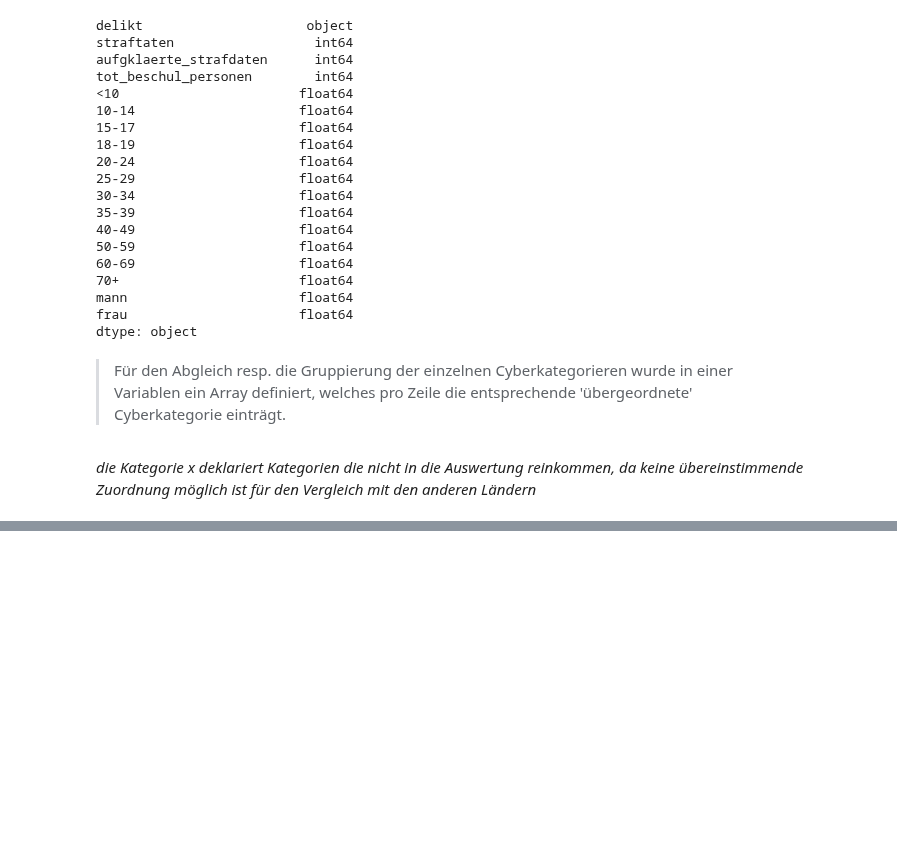
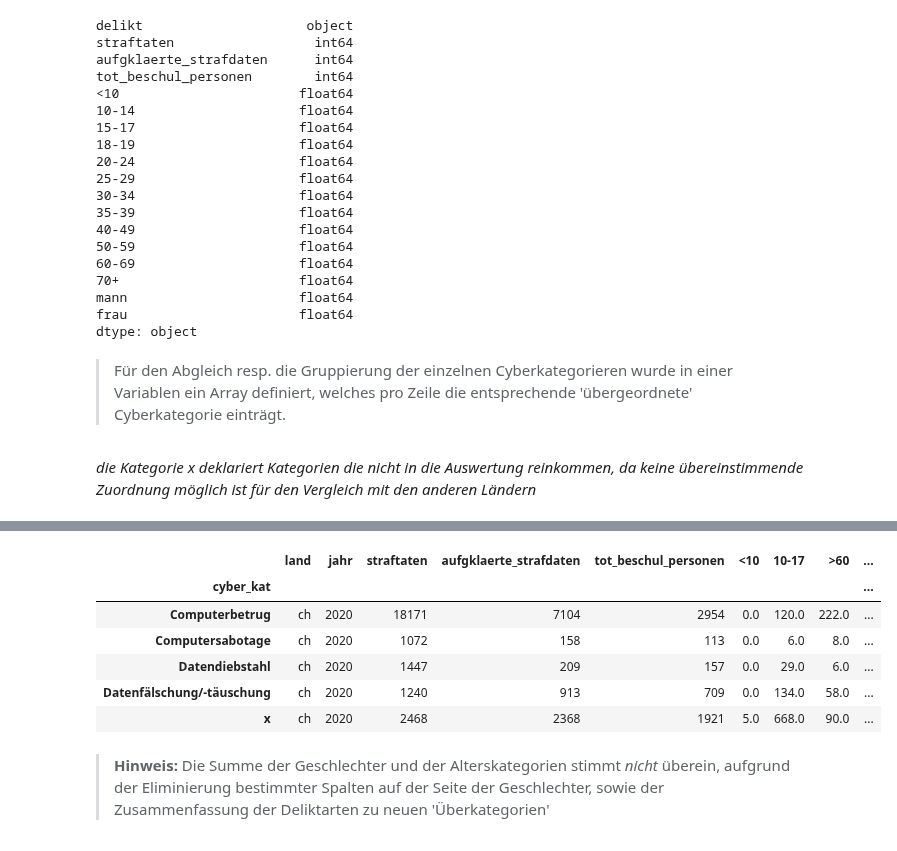
Before and after one commit to baumannf/bina_module, a Jupyter notebook: BINA_LN1_CybercrimeAnalytics.ipynb, the cells around one changed output, grey strips where cells are left out. Drawn from its saved outputs; the diff is of its cells as text; code cells hidden in the pictures; blank space fills up the shorter version.

Commit message:
Erstellung der neuen Altergruppierungen für Cyberdaten CH

```diff
--- a/BINA_LN1_CybercrimeAnalytics.ipynb
+++ b/BINA_LN1_CybercrimeAnalytics.ipynb
@@ -462,3 +462,33 @@ temp_df_ch_2020
 | Datendiebstahl | ch | 2020 | 1447 | 209 | 157 | 0.0 | 9.0 | 20.0 | ... |
 | Datenfälschung/-täuschung | ch | 2020 | 1240 | 913 | 709 | 0.0 | 79.0 | 55.0 | ... |
 | x | ch | 2020 | 2468 | 2368 | 1921 | 5.0 | 319.0 | 349.0 | ... |
+# %%
+#temp = temp_df_ch_2020.copy()
+
+# Combine the age groups '10-14' & '15-17' to new a new age range '10-17'
+temp_df_ch_2020.insert(6,"10-17",temp_df_ch_2020['10-14']+temp_df_ch_2020['15-17'])
+temp_df_ch_2020 = temp_df_ch_2020.drop(columns=['10-14','15-17'])
+
+# Combine the age groups '18-19' & '20-24' to new a new age range '18-24'
+temp_df_ch_2020.insert(7,"18-24",temp_df_ch_2020['18-19']+temp_df_ch_2020['20-24'])
+temp_df_ch_2020 = temp_df_ch_2020.drop(columns=['18-19','20-24'])
+
+# Combine the age groups '30-34' & '35-39' to new a new age range '30-39'
+temp_df_ch_2020.insert(9,"30-39",temp_df_ch_2020['30-34']+temp_df_ch_2020['35-39'])
+temp_df_ch_2020 = temp_df_ch_2020.drop(columns=['30-34','35-39'])
+
+# Combine the age groups '60-69' & '70+' to new a new age range '>60'
+temp_df_ch_2020.insert(7,">60",temp_df_ch_2020['60-69']+temp_df_ch_2020['70+'])
+temp_df_ch_2020 = temp_df_ch_2020.drop(columns=['60-69','70+'])
+
+temp_df_ch_2020
+# %% [output]
+|  | land | jahr | straftaten | aufgklaerte_strafdaten | tot_beschul_personen | <10 | 10-17 | >60 | ... |
+| cyber_kat |  |  |  |  |  |  |  |  | ... |
+| Computerbetrug | ch | 2020 | 18171 | 7104 | 2954 | 0.0 | 120.0 | 222.0 | ... |
+| Computersabotage | ch | 2020 | 1072 | 158 | 113 | 0.0 | 6.0 | 8.0 | ... |
+| Datendiebstahl | ch | 2020 | 1447 | 209 | 157 | 0.0 | 29.0 | 6.0 | ... |
+| Datenfälschung/-täuschung | ch | 2020 | 1240 | 913 | 709 | 0.0 | 134.0 | 58.0 | ... |
+| x | ch | 2020 | 2468 | 2368 | 1921 | 5.0 | 668.0 | 90.0 | ... |
+# %% [markdown]
+> **Hinweis:** Die Summe der Geschlechter und der Alterskategorien stimmt *nicht* überein, aufgrund der Eliminierung bestimmter Spalten auf der Seite der Geschlechter, sowie der Zusammenfassung der Deliktarten zu neuen 'Überkategorien'
```
Also changed, not shown: parts of 1 cell of this notebook.
